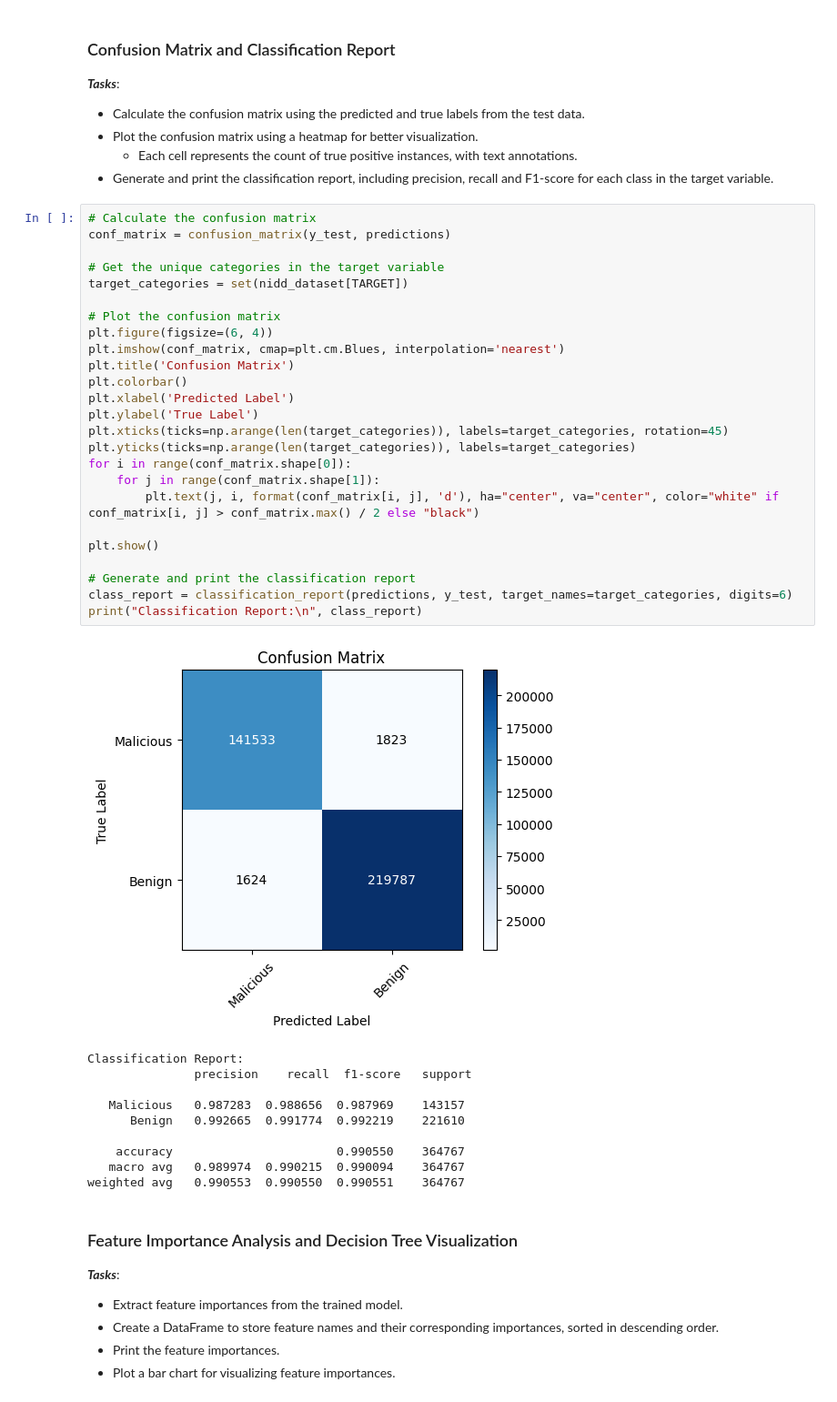
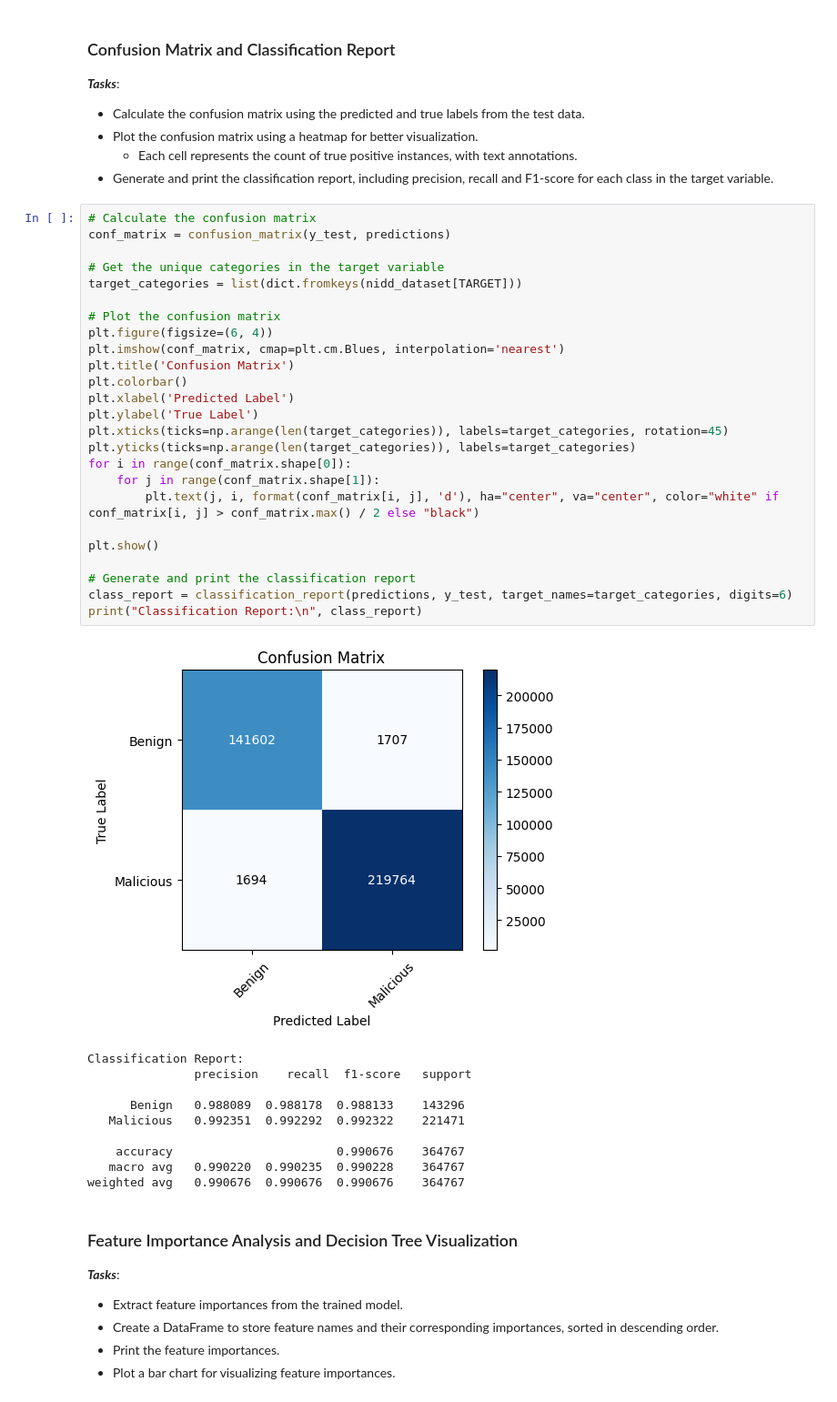
Before and after one commit to DmMeta/5G_Intrusion_detection, a Jupyter notebook: package_src/analysis_training/decision_tree/DecisionTree_PCA.ipynb, the cells around one changed output. Shown: that part at 91% size. Cells and saved outputs as stored; diff of their text form.

Commit message:
Updated Decision Tree Notebooks
Fixed target categories bug | Remove unusable imports

Co-authored-by: DmMeta <dimetaxakis@gmail.com.

```diff
--- a/package_src/analysis_training/decision_tree/DecisionTree_PCA.ipynb
+++ b/package_src/analysis_training/decision_tree/DecisionTree_PCA.ipynb
@@ -305,39 +320,39 @@ Time <Model testing>: 0.033 seconds
 # %%
 # Calculate the confusion matrix
 conf_matrix = confusion_matrix(y_test, predictions)
 
 # Get the unique categories in the target variable
-target_categories = set(nidd_dataset[TARGET])
+target_categories = list(dict.fromkeys(nidd_dataset[TARGET]))
 
 # Plot the confusion matrix
 plt.figure(figsize=(6, 4))
 plt.imshow(conf_matrix, cmap=plt.cm.Blues, interpolation='nearest')
 plt.title('Confusion Matrix')
 plt.colorbar()
 plt.xlabel('Predicted Label')
 plt.ylabel('True Label')
 plt.xticks(ticks=np.arange(len(target_categories)), labels=target_categories, rotation=45)
 plt.yticks(ticks=np.arange(len(target_categories)), labels=target_categories)
 for i in range(conf_matrix.shape[0]):
     for j in range(conf_matrix.shape[1]):
         plt.text(j, i, format(conf_matrix[i, j], 'd'), ha="center", va="center", color="white" if conf_matrix[i, j] > conf_matrix.max() / 2 else "black")
 
 plt.show()
 
 # Generate and print the classification report
 class_report = classification_report(predictions, y_test, target_names=target_categories, digits=6)
 print("Classification Report:\n", class_report)
 # %% [output]
-[figure, old version]
+[figure, new version]
 Classification Report:
                precision    recall  f1-score   support
 
-   Malicious   0.987283  0.988656  0.987969    143157
-      Benign   0.992665  0.991774  0.992219    221610
+      Benign   0.988089  0.988178  0.988133    143296
+   Malicious   0.992351  0.992292  0.992322    221471
 
-    accuracy                       0.990550    364767
-   macro avg   0.989974  0.990215  0.990094    364767
-weighted avg   0.990553  0.990550  0.990551    364767
+    accuracy                       0.990676    364767
+   macro avg   0.990220  0.990235  0.990228    364767
+weighted avg   0.990676  0.990676  0.990676    364767
 # %% [markdown]
 ### Feature Importance Analysis and Decision Tree Visualization
 ***Tasks***:
```
Also changed, not shown: parts of 10 cells of this notebook, 2 other files.
